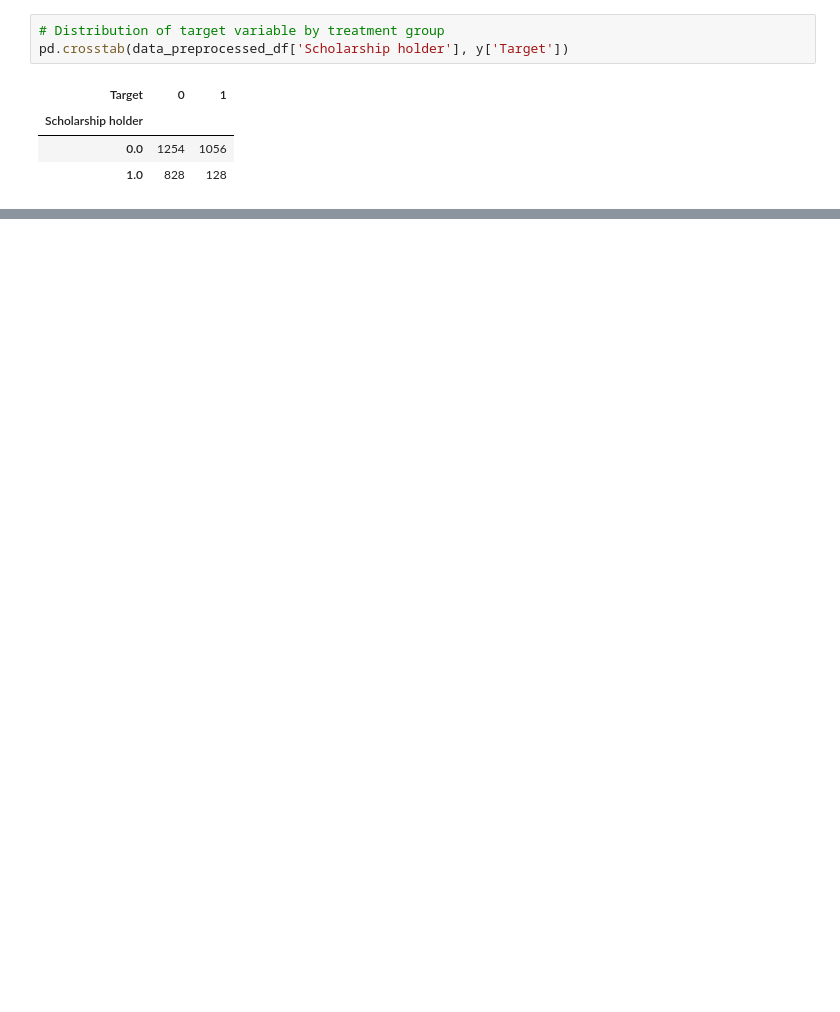
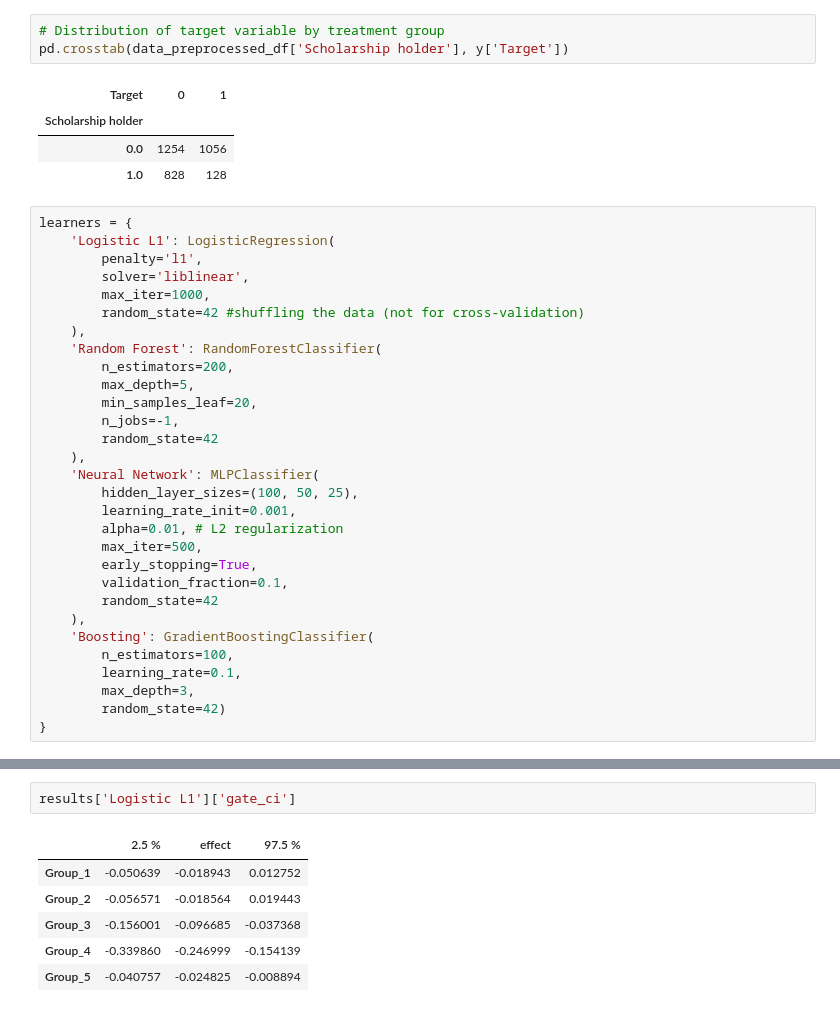
Before and after one commit to jlechat/ML-for-econo---Student-s-dropout-and-academic-success, a Jupyter notebook: 2 - Heterogeneous effects ddml proba dropout.ipynb, the cells around one changed output, grey strips where cells are left out. Drawn from its saved outputs; the diff is of its cells as text; blank space fills up the shorter version.

```diff
--- a/2 - Quantile regression proba dropout.ipynb
+++ b/2 - Heterogeneous effects ddml proba dropout.ipynb
@@ -310,3 +337,33 @@ pd.crosstab(data_preprocessed_df['Scholarship holder'], y['Target'])
 | Scholarship holder |  |  |
 | 0.0 | 1254 | 1056 |
 | 1.0 | 828 | 128 |
+# %%
+learners = {
+    'Logistic L1': LogisticRegression(
+        penalty='l1',
+        solver='liblinear',
+        max_iter=1000,
+        random_state=42 #shuffling the data (not for cross-validation)
+    ),
+    'Random Forest': RandomForestClassifier(
+        n_estimators=200,
+        max_depth=5,
+        min_samples_leaf=20,
+        n_jobs=-1,
+        random_state=42
+    ),
+    'Neural Network': MLPClassifier(
+        hidden_layer_sizes=(100, 50, 25),
+        learning_rate_init=0.001,
+        alpha=0.01, # L2 regularization
+        max_iter=500,
+        early_stopping=True,
+        validation_fraction=0.1,
+        random_state=42
+    ),
+    'Boosting': GradientBoostingClassifier(
+        n_estimators=100,
+        learning_rate=0.1,
+        max_depth=3,
+        random_state=42)
+}
@@ -313,3 +450,12 @@ pd.crosstab(data_preprocessed_df['Scholarship holder'], y['Target'])
+# %%
+results['Logistic L1']['gate_ci']
+# %% [output]
+|  | 2.5 % | effect | 97.5 % |
+| Group_1 | -0.050639 | -0.018943 | 0.012752 |
+| Group_2 | -0.056571 | -0.018564 | 0.019443 |
+| Group_3 | -0.156001 | -0.096685 | -0.037368 |
+| Group_4 | -0.339860 | -0.246999 | -0.154139 |
+| Group_5 | -0.040757 | -0.024825 | -0.008894 |
 # %%
 #DoubleML-IRM + GATES heterogeneity
 
```
Also changed, not shown: parts of 19 cells of this notebook, 2 other files.
